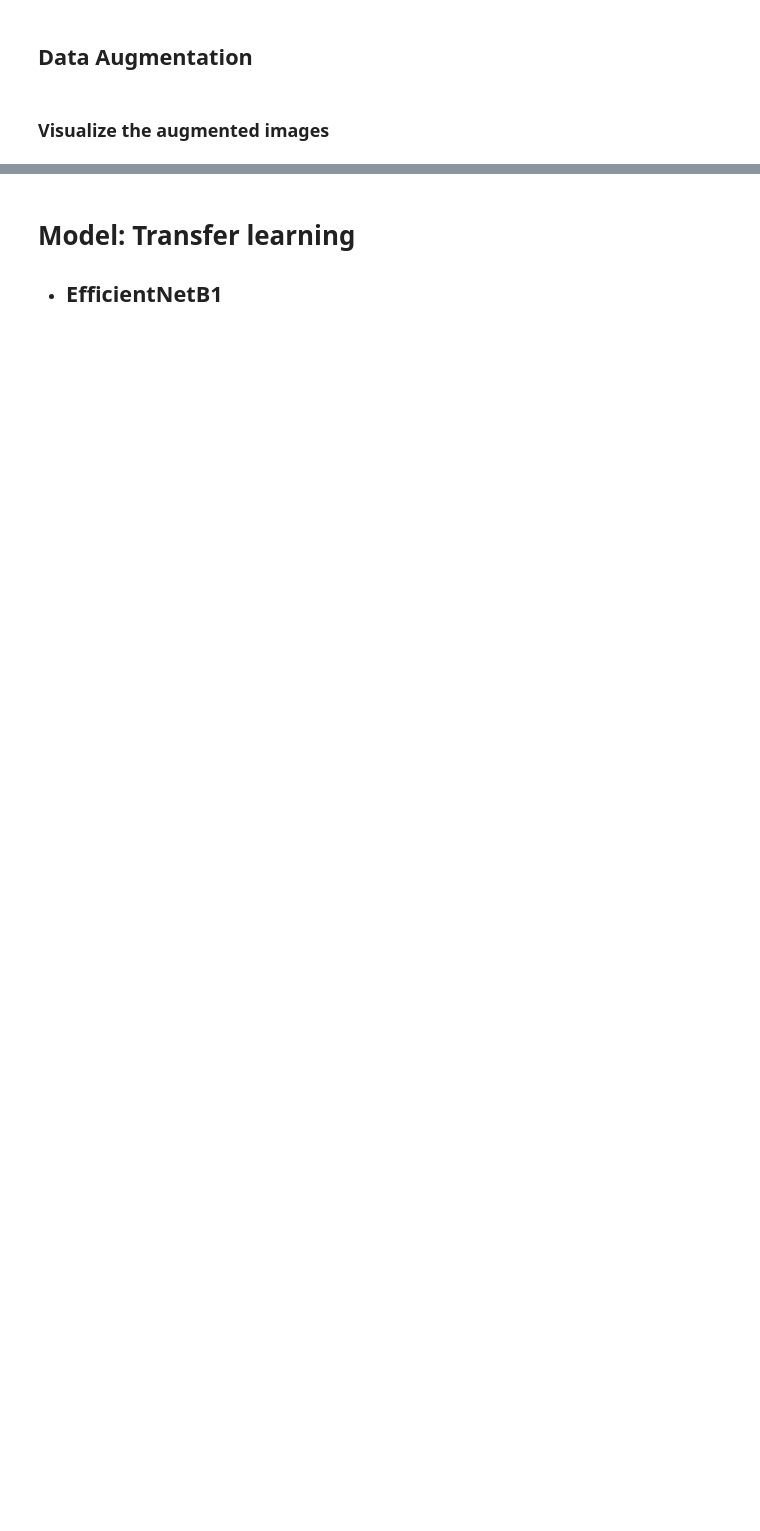
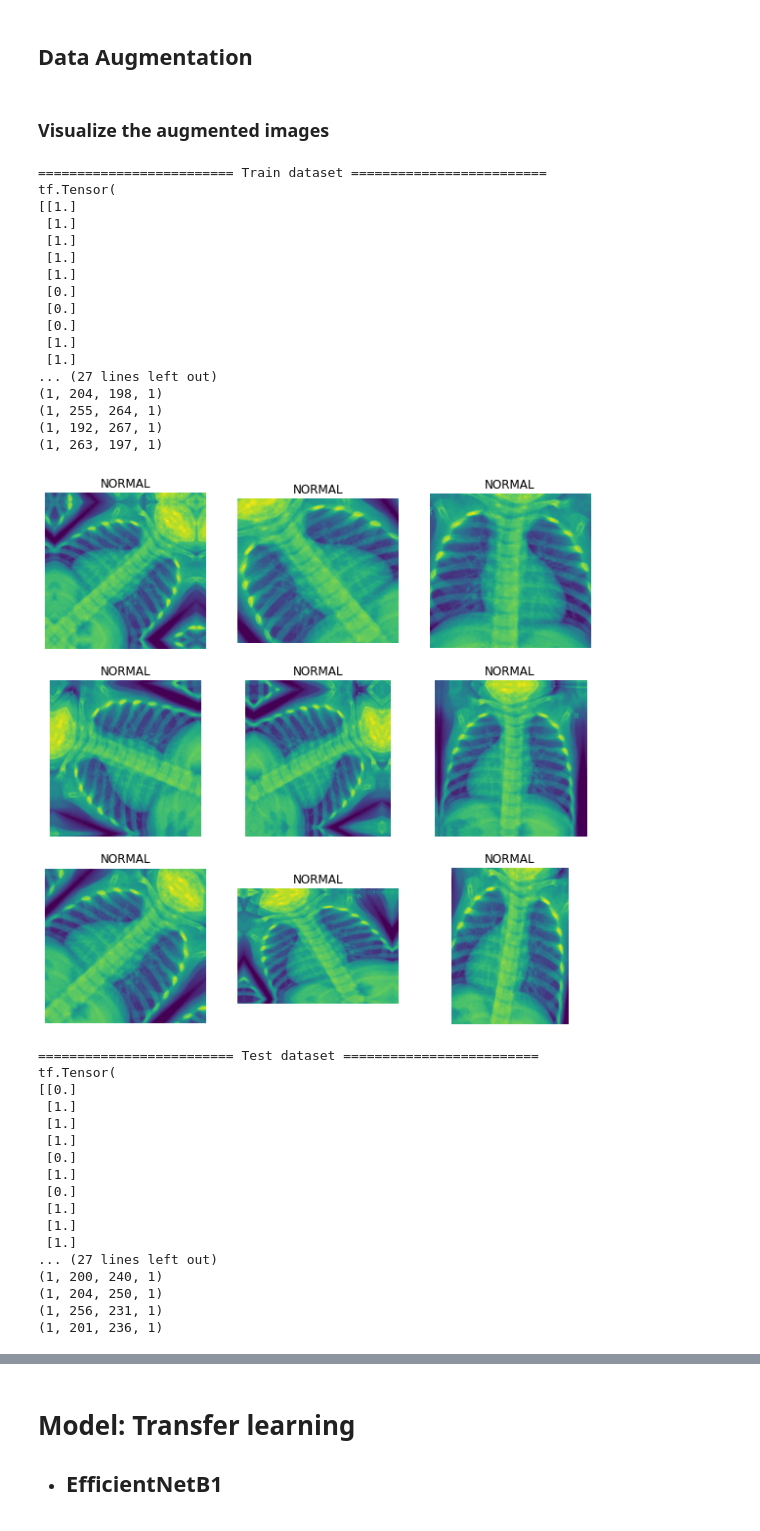
Before and after one commit to Redwoods/pdm, a Jupyter notebook: project/chest_xray/chest_xray_TL1_EfficientNetB1.ipynb, the cells around one changed output, grey strips where cells are left out. Saved outputs shown, nothing was run; the diff lists cells and outputs as text; code cells hidden in the pictures; blank space fills up the shorter version.

```diff
--- a/project/chest_xray/chest_xray_TL1_EfficientNetB1.ipynb
+++ b/project/chest_xray/chest_xray_TL1_EfficientNetB1.ipynb
@@ -159,32 +244,68 @@ data_augmentation = keras.Sequential([
 #
 # Visualize the augmented images
 #
 print("="*25, 'Train dataset', "="*25)
 plt.figure(figsize=(10,10))
-image_idx = 0
+image_idx = 5
 for images, labels in train_data.take(1):    # Make a batch of images & labels
     print(labels,images.shape)
     for i in range(9):
         ax = plt.subplot(3, 3, i + 1)
         aug_img = data_augmentation(tensorflow.expand_dims(images[image_idx], axis=0))
         print(aug_img.shape)
         plt.imshow(aug_img[0][:,:,0].numpy().astype("uint8"))
         plt.title("{}".format(names[int(labels[image_idx])]))
         plt.axis("off")
     break
 plt.show()
 
 print("="*25, 'Test dataset', "="*25)
 plt.figure(figsize=(10,10))
-image_idx = 0
+image_idx = 5
 for images, labels in test_data.take(1):    # Make a batch of images & labels
     print(labels,images.shape)
     for i in range(9):
         ax = plt.subplot(3, 3, i + 1)
         aug_img = data_augmentation(tensorflow.expand_dims(images[image_idx], axis=0))
         print(aug_img.shape)
         plt.imshow(aug_img[0][:,:,0].numpy().astype("uint8"))
         plt.title("{}".format(names[int(labels[image_idx])]))
         plt.axis("off")
     break
 plt.show()
+# %% [output]
+========================= Train dataset =========================
+tf.Tensor(
+[[1.]
+ [1.]
+ [1.]
+ [1.]
+ [1.]
+ [0.]
+ [0.]
+ [0.]
+ [1.]
+ [1.]
+... (27 lines left out)
+(1, 204, 198, 1)
+(1, 255, 264, 1)
+(1, 192, 267, 1)
+(1, 263, 197, 1)
+[figure, added]
+========================= Test dataset =========================
+tf.Tensor(
+[[0.]
+ [1.]
+ [1.]
+ [1.]
+ [0.]
+ [1.]
+ [0.]
+ [1.]
+ [1.]
+ [1.]
+... (27 lines left out)
+(1, 200, 240, 1)
+(1, 204, 250, 1)
+(1, 256, 231, 1)
+(1, 201, 236, 1)
```
Also changed, not shown: parts of 26 cells of this notebook.
